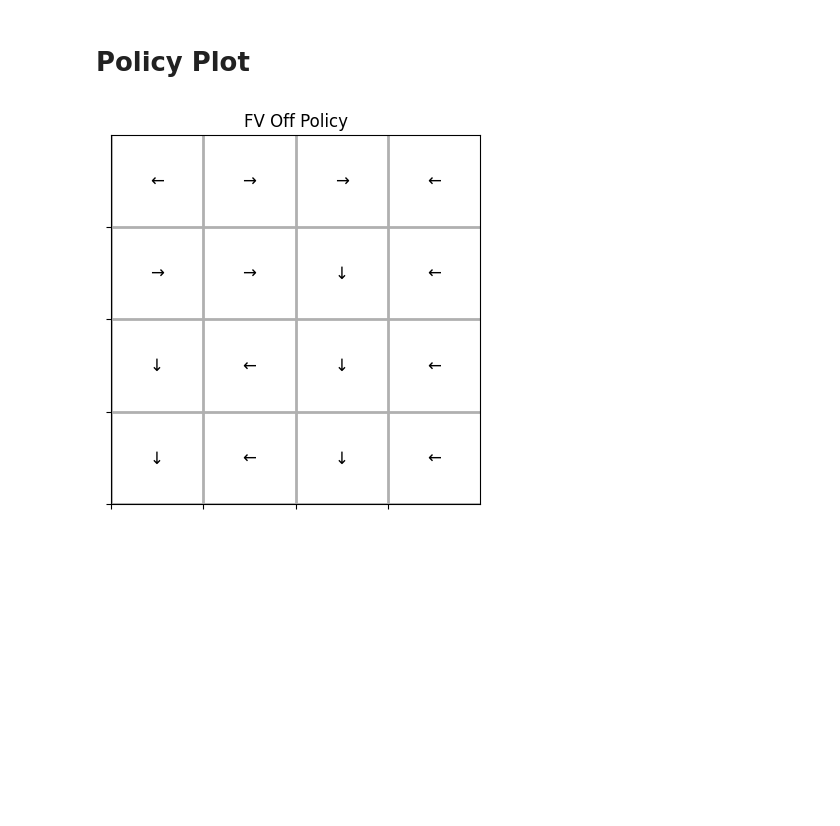
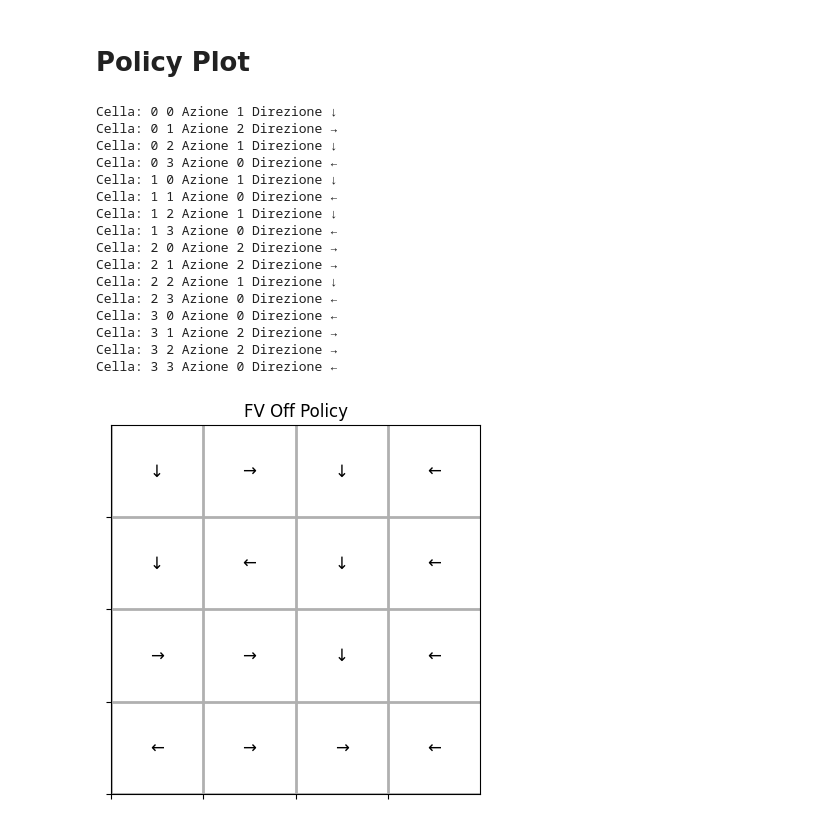
Before and after one commit to caterinabruchi9/SEAI_Project, a Jupyter notebook: Buoni/Tabular/OFF_MC.ipynb, the cells around one changed output. Saved outputs shown, nothing was run; the diff lists cells and outputs as text; code cells hidden in the pictures; blank space fills up the shorter version.

```diff
--- a/Buoni/Tabular/OFF_MC.ipynb
+++ b/Buoni/Tabular/OFF_MC.ipynb
@@ -185,6 +185,7 @@ if __name__ == "__main__":
     MC_mean_tables = np.mean(np.array(MC_tables), axis=0)
     np.save('OFF/imgs/FV_MC_mean.npy', MC_mean)
     np.save('OFF/models/FV_MC_tables.npy', MC_mean_tables)
+    print("Mean rewards: ", MC_mean_tables)
 
     plot_rewards(MC_mean, "Off-Policy Monte Carlo FV", "OFF/imgs/FV_MC_mean.png")
 
@@ -193,7 +194,7 @@ if __name__ == "__main__":
 
     env = gym.make('FrozenLake-v1', is_slippery=False, render_mode="human")
 
-    test_policy_epsilon(env, q_table, num_episodes=3, epsilon=0.1)
+    test_policy_epsilon(env, q_table, num_episodes=1, epsilon=0.1)
 
     env.close()
 # %% [output]
@@ -243,8 +242,17 @@ def plot_policy(q_table, grid_size=(4, 4), title='Policy', save_path=None):
         3: '↑'   # up
     }
 
+    # direction_labels = {
+    #     0: '↑',   # up
+    #     1: '↓',  # down
+    #     2: '←',  # left
+    #     3: '→',  # right
+    # }
+
+
 
     policy = np.argmax(q_table, axis=1).reshape(grid_size)
+
 
     # Set up the grid
     fig, ax = plt.subplots()
@@ -252,33 +260,51 @@ def plot_policy(q_table, grid_size=(4, 4), title='Policy', save_path=None):
     ax.set_yticks(np.arange(grid_size[0]))
     ax.set_xticklabels([])
     ax.set_yticklabels([])
 
     # Create grid
     ax.grid(which='both', linestyle='-', linewidth=2)
 
     # Plot direction labels
+    i=0
+    j=0
     for i in range(grid_size[0]):
         for j in range(grid_size[1]):
             action = policy[i, j]
             direction = direction_labels[action]
-            ax.text(j + 0.5, i + 0.5, direction,
+            print("Cella:",i,j, "Azione", action, "Direzione", direction)
+            ax.text(j + 0.5, grid_size[0] - i - 0.5, direction,
                     ha='center', va='center', fontsize=12, color='black')
 
     # Set the aspect of the plot to equal
     ax.set_aspect('equal')
     ax.set_title(title)
     ax.set_xlim(0, grid_size[1])
     ax.set_ylim(0, grid_size[0])
     plt.savefig(save_path)
     plt.show()
 
 # Usage example:
 if __name__ == "__main__":
     # Assuming you have already saved your Q-tables as 'MC_tables.npy'
     FV_q_table = np.load('OFF/models/FV_MC_tables.npy', allow_pickle=True)
     #EV_q_table = np.load('OFF/models/MC_tables_EV.npy', allow_pickle=True)
-
     plot_policy(FV_q_table, title='FV Off Policy', save_path='OFF/imgs/FV_policy.png')
     #plot_policy(EV_q_table, title='EV Policy', save_path='OFF/imgs/EV_policy.png')
 # %% [output]
+Cella: 0 0 Azione 1 Direzione ↓
+Cella: 0 1 Azione 2 Direzione →
+Cella: 0 2 Azione 1 Direzione ↓
+Cella: 0 3 Azione 0 Direzione ←
+Cella: 1 0 Azione 1 Direzione ↓
+Cella: 1 1 Azione 0 Direzione ←
+Cella: 1 2 Azione 1 Direzione ↓
+Cella: 1 3 Azione 0 Direzione ←
+Cella: 2 0 Azione 2 Direzione →
+Cella: 2 1 Azione 2 Direzione →
+Cella: 2 2 Azione 1 Direzione ↓
+Cella: 2 3 Azione 0 Direzione ←
+Cella: 3 0 Azione 0 Direzione ←
+Cella: 3 1 Azione 2 Direzione →
+Cella: 3 2 Azione 2 Direzione →
+Cella: 3 3 Azione 0 Direzione ←
-[figure, old version]
+[figure, new version]
```
Also changed, not shown: parts of 1 cell of this notebook.
